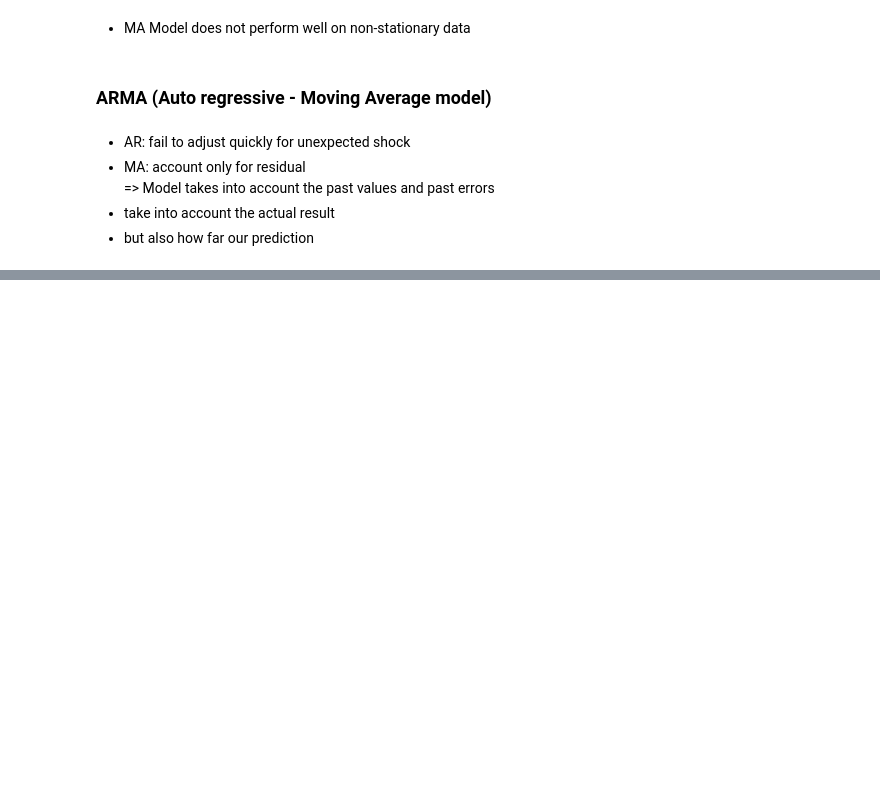
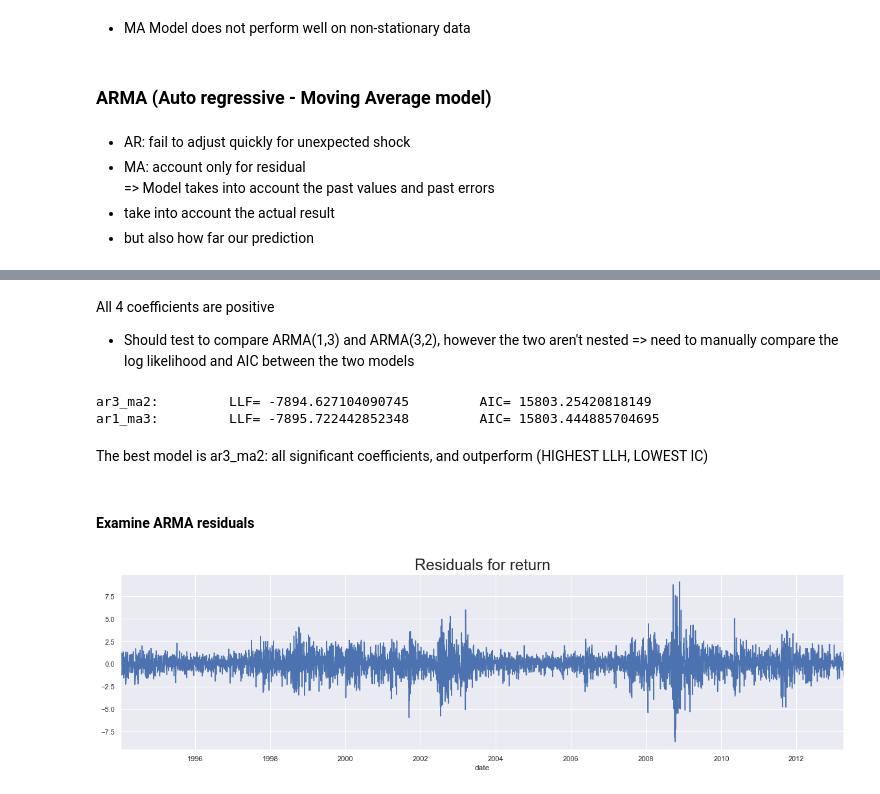
Before and after one commit to tnguyen7s/DataScience365-Notebooks, a Jupyter notebook: time series.ipynb, the cells around one changed output, grey strips where cells are left out. Saved outputs shown, nothing was run; the diff lists cells and outputs as text; code cells hidden in the pictures; blank space fills up the shorter version.

```diff
--- a/time series.ipynb
+++ b/time series.ipynb
@@ -1573,0 +1676,4 @@ Warnings:
+# %%
+model_ar_3_ma_2_ret  = ARIMA(df['return'][1:], order=(3,0,2))
+result_ar_3_ma_2_ret = model_ar_3_ma_2_ret.fit()
+result_ar_3_ma_2_ret.summary()
@@ -1573,0 +1836,22 @@ Warnings:
+# %% [markdown]
+All 4 coefficients are positive
+* Should test to compare ARMA(1,3) and ARMA(3,2), however the two aren't nested
+=> need to manually compare the log likelihood and AIC between the two models
+# %%
+print('ar3_ma2: ', '\t LLF=', result_ar_3_ma_2_ret.llf, '\t AIC=',result_ar_3_ma_2_ret.aic)
+print('ar1_ma3: ', '\t LLF=', result_ar_1_ma_3_ret.llf, '\t AIC=',result_ar_1_ma_3_ret.aic)
+# %% [output]
+ar3_ma2:         LLF= -7894.627104090745         AIC= 15803.25420818149
+ar1_ma3:         LLF= -7895.722442852348         AIC= 15803.444885704695
+# %% [markdown]
+The best model is ar3_ma2: all significant coefficients, and outperform (HIGHEST LLH, LOWEST IC)
+# %% [markdown]
+#### Examine ARMA residuals
+# %%
+df['res_ar3_ma_2_ret'] = result_ar_3_ma_2_ret.resid
+# %%
+df.res_ar3_ma_2_ret.plot(figsize=(20,5))
+plt.title('Residuals for return', size=24)
+plt.show()
+# %% [output]
+[figure, added]
```
Also changed, not shown: parts of 192 cells of this notebook.
